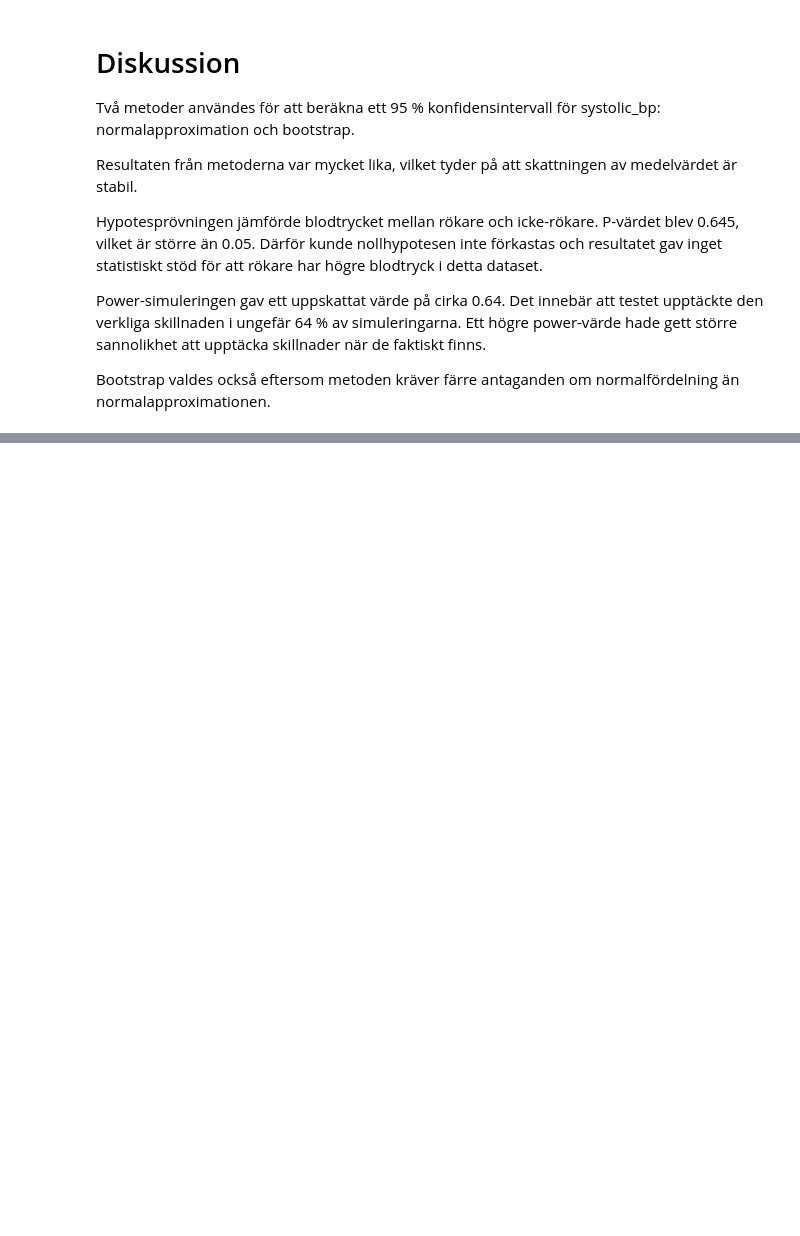
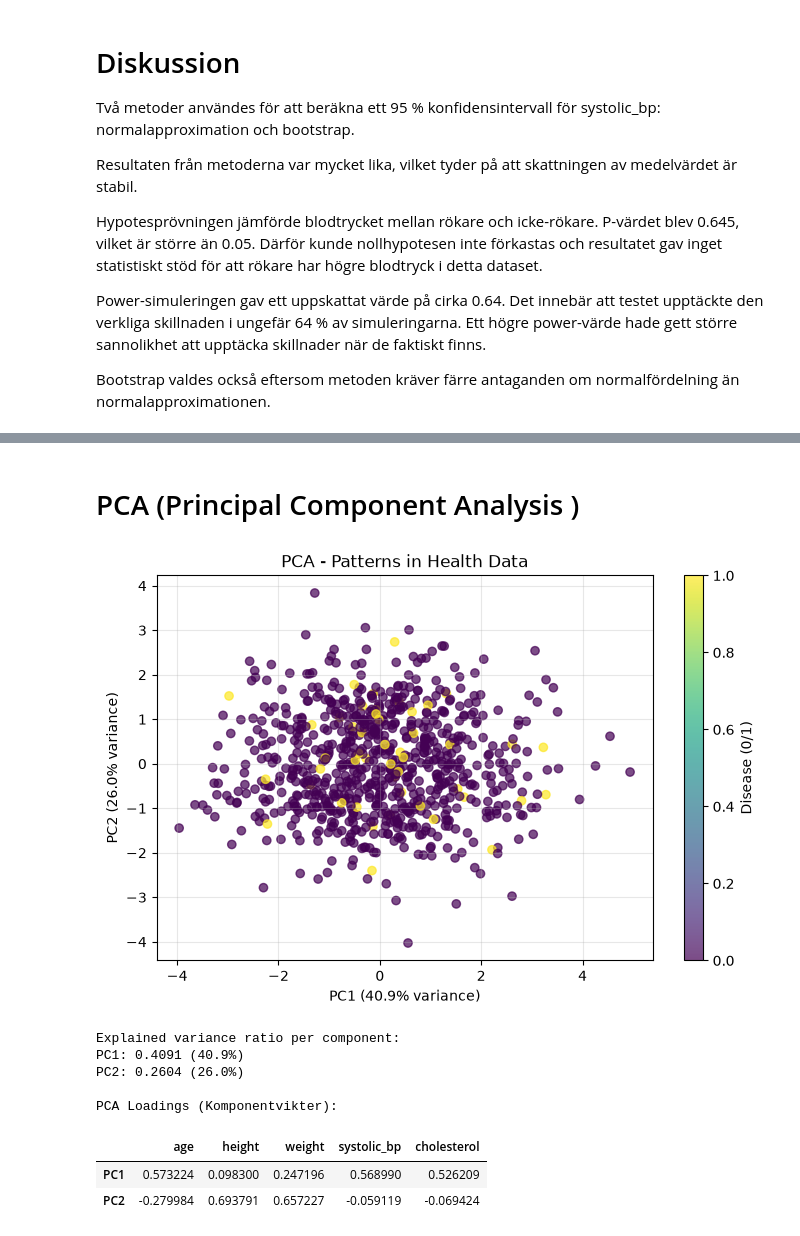
Before and after one commit to onakotsolari1-del/H-lsostudie, a Jupyter notebook: halsostudie.ipynb, the cells around one changed output, grey strips where cells are left out. Saved outputs shown, nothing was run; the diff lists cells and outputs as text; code cells hidden in the pictures; blank space fills up the shorter version.

Commit message:
Update Del 2 analysis

```diff
--- a/halsostudie.ipynb
+++ b/halsostudie.ipynb
@@ -445,0 +404,21 @@ analyzer.plot_bp_by_smoker()
+# %% [markdown]
+# PCA (Principal Component Analysis )
+# %%
+pca_obj, loadings = analyzer.run_pca()
+
+print("Explained variance ratio per component:")
+for i, ratio in enumerate(pca_obj.explained_variance_ratio_):
+    print(f"PC{i+1}: {ratio:.4f} ({ratio*100:.1f}%)")
+
+print("\nPCA Loadings (Komponentvikter):")
+display(loadings)
+# %% [output]
+[figure, added]
+Explained variance ratio per component:
+PC1: 0.4091 (40.9%)
+PC2: 0.2604 (26.0%)
+
+PCA Loadings (Komponentvikter):
+|  | age | height | weight | systolic_bp | cholesterol |
+| PC1 | 0.573224 | 0.098300 | 0.247196 | 0.568990 | 0.526209 |
+| PC2 | -0.279984 | 0.693791 | 0.657227 | -0.059119 | -0.069424 |
```
Also changed, not shown: parts of 27 cells of this notebook, 2 other files.
